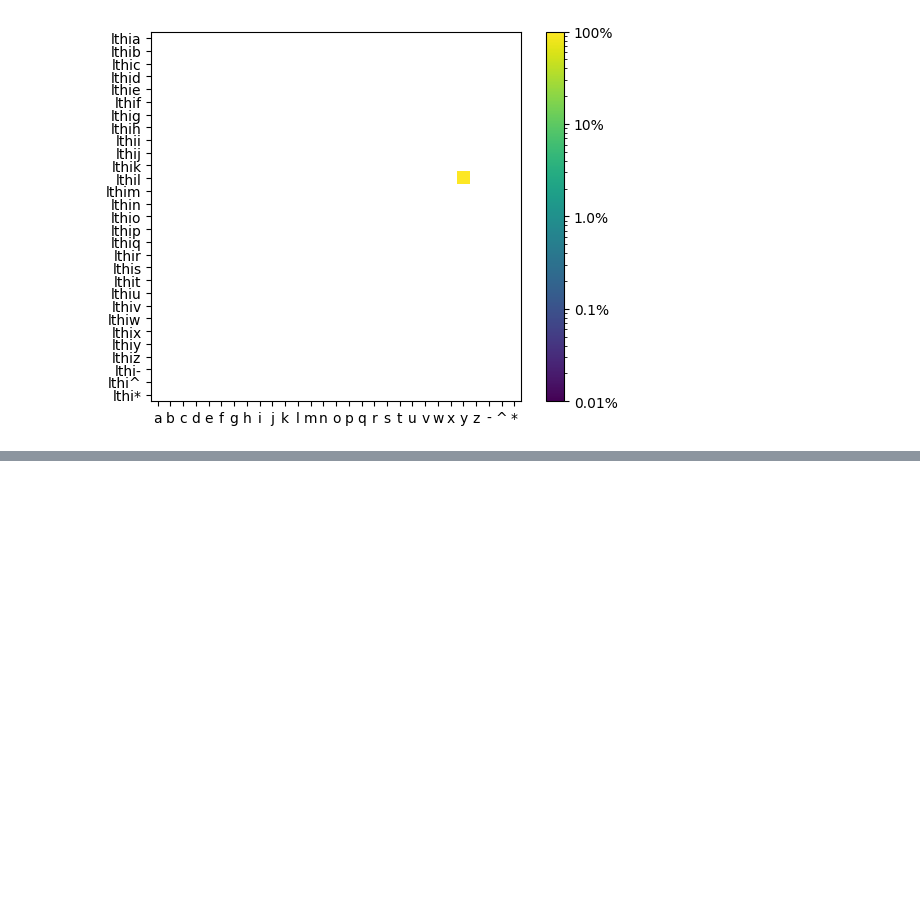
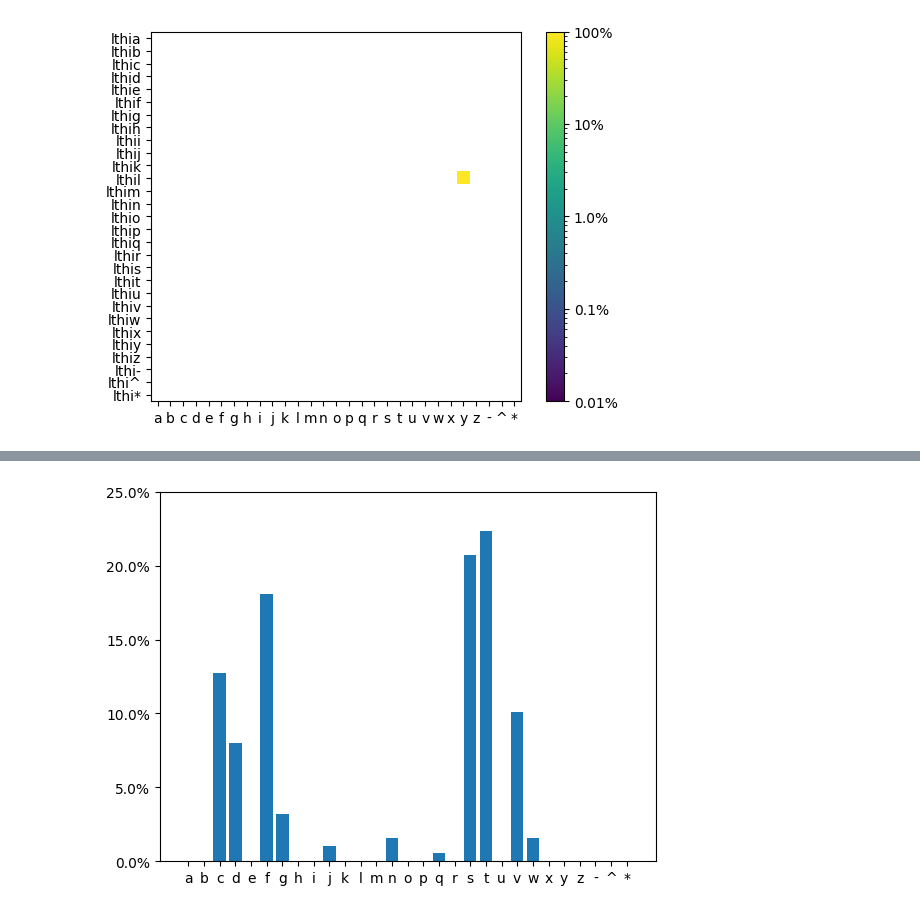
Before and after one commit to pauldubois98/GenerativeAI, a Jupyter notebook: predictNextLetter.ipynb, the cells around one changed output, grey strips where cells are left out. Cells and saved outputs as stored; diff of their text form; code cells hidden in the pictures; blank space fills up the shorter version.

```diff
--- a/predictNextLetter.ipynb
+++ b/predictNextLetter.ipynb
@@ -167,0 +193,4 @@ Used letters: lthi
+# %%
+plot_next1('^con')
+# %% [output]
+[figure, added]
```
Also changed, not shown: parts of 10 cells of this notebook.
